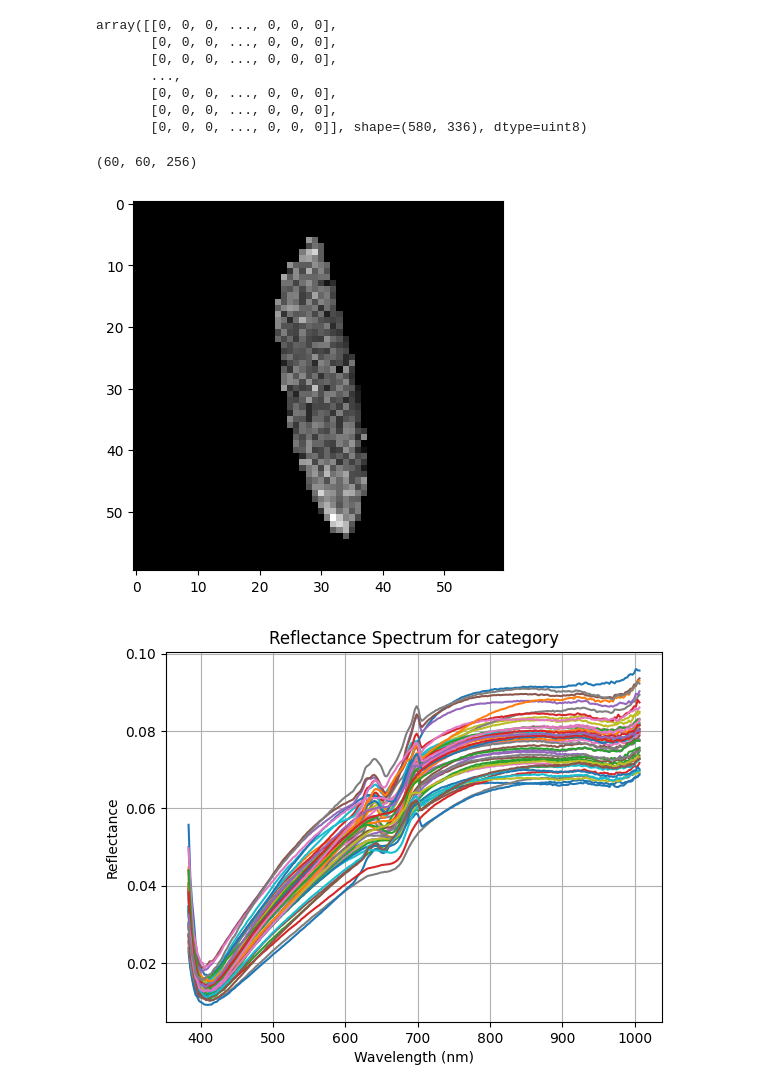
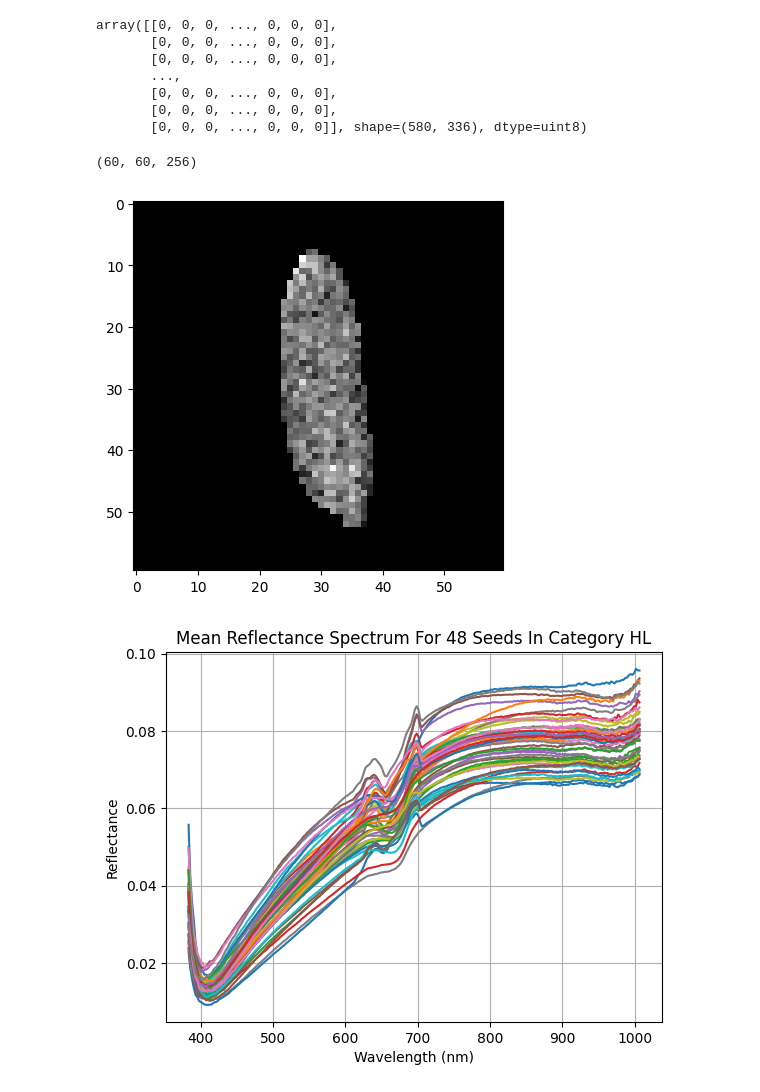
Before and after one commit to athenacon/TeamB-rice-hsi-hackathon-2025, a Jupyter notebook: 02--segment-kernels.ipynb, the cells around one changed output. Saved outputs shown, nothing was run; the diff lists cells and outputs as text; code cells hidden in the pictures.

```diff
--- a/02--segment-kernels.ipynb
+++ b/02--segment-kernels.ipynb
@@ -312,36 +312,38 @@ array([[0, 0, 0, ..., 0, 0, 0],
 # %%
 def extract_bounded_seed(specimg, masks, renumbered_regions, region_id, bbox_size = 30):
     res = specimg * masks[region_id][:, :, np.newaxis]
     centroid = center_of_mass(renumbered_regions == region_id)
 
     # Get a bounding box
     bbox = (np.add(centroid, -bbox_size).astype(int), np.add(centroid, bbox_size).astype(int))
     # print(bbox)
     # print(centroids[1])
     # Crop it
     res = res[bbox[0][0]:bbox[1][0], bbox[0][1]:bbox[1][1], :]
 
     return res
 
 
-res = extract_bounded_seed(img, masks, renumbered_regions, 1)
+res = extract_bounded_seed(img, masks, renumbered_regions, 5)
 
 plt.imshow(res[:, :, 10], cmap="gray")
 res.shape
 # %% [output]
 (60, 60, 256)
-[figure, old version]
+[figure, new version]
 # %%
 regions = np.max(renumbered_regions)
 # %%
-spectra = [np.mean(res, axis=(0, 1)) for res in [extract_bounded_seed(img, masks, renumbered_regions, i+1) for i in range(regions+1)]]
+spectra = [np.mean(res, axis=(0, 1)) for res in [extract_bounded_seed(img, masks, renumbered_regions, i+1) for i in range(regions)]]
 plt.figure()
+
 for i in range(regions):
     plt.plot(df.images[img_num].wavelengths, spectra[i])
+
 plt.xlabel("Wavelength (nm)")
 plt.ylabel("Reflectance")
-plt.title(f"Mean Reflectance Spectrum For {regions} Seeds In Category")
+plt.title(f"Mean Reflectance Spectrum For {regions} Seeds In Category {df.images[img_num].metadata['Species Short Name']}")
 plt.grid(True)
 plt.show()
 # %% [output]
-[figure, old version]
+[figure, new version]
```
Also changed, not shown: parts of 4 cells of this notebook.
